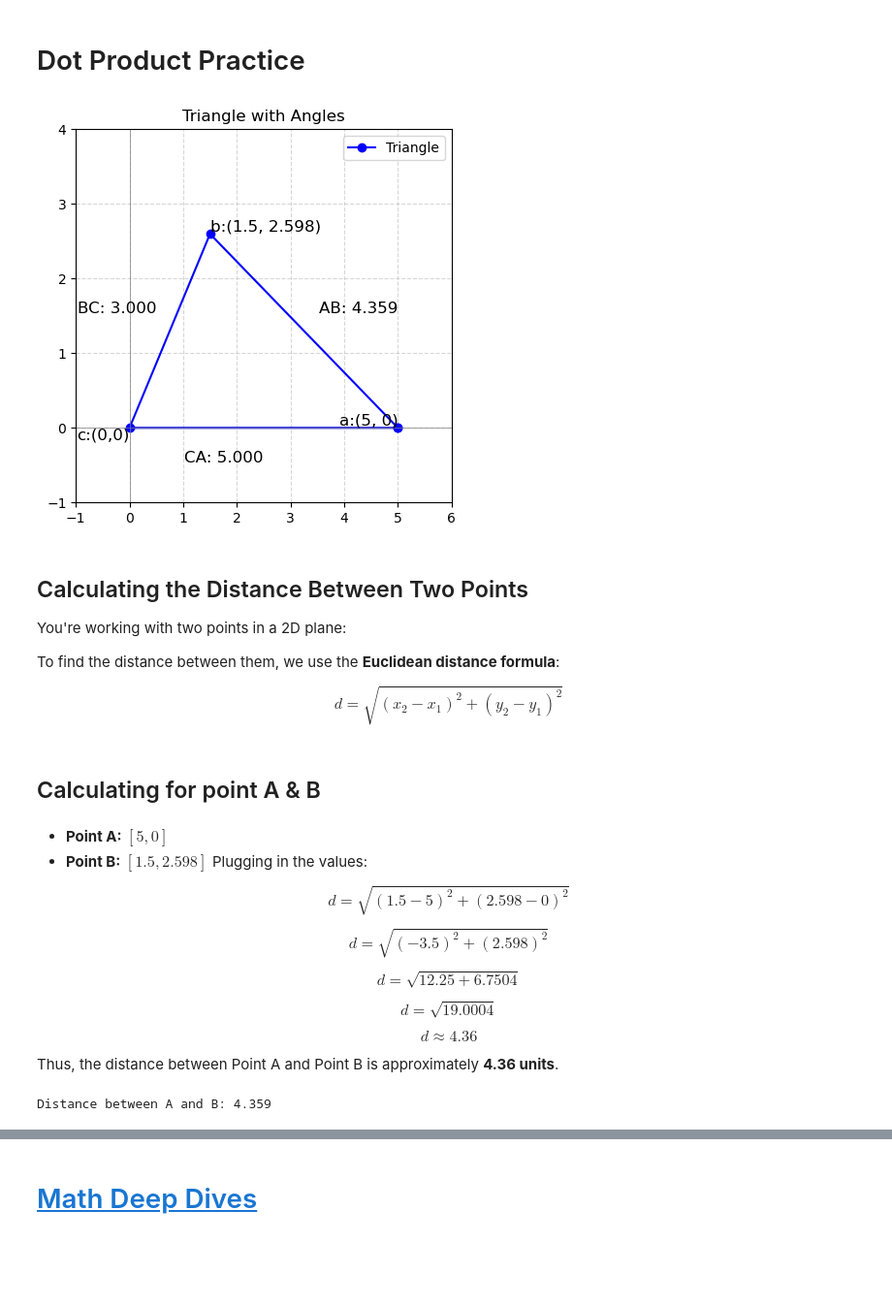
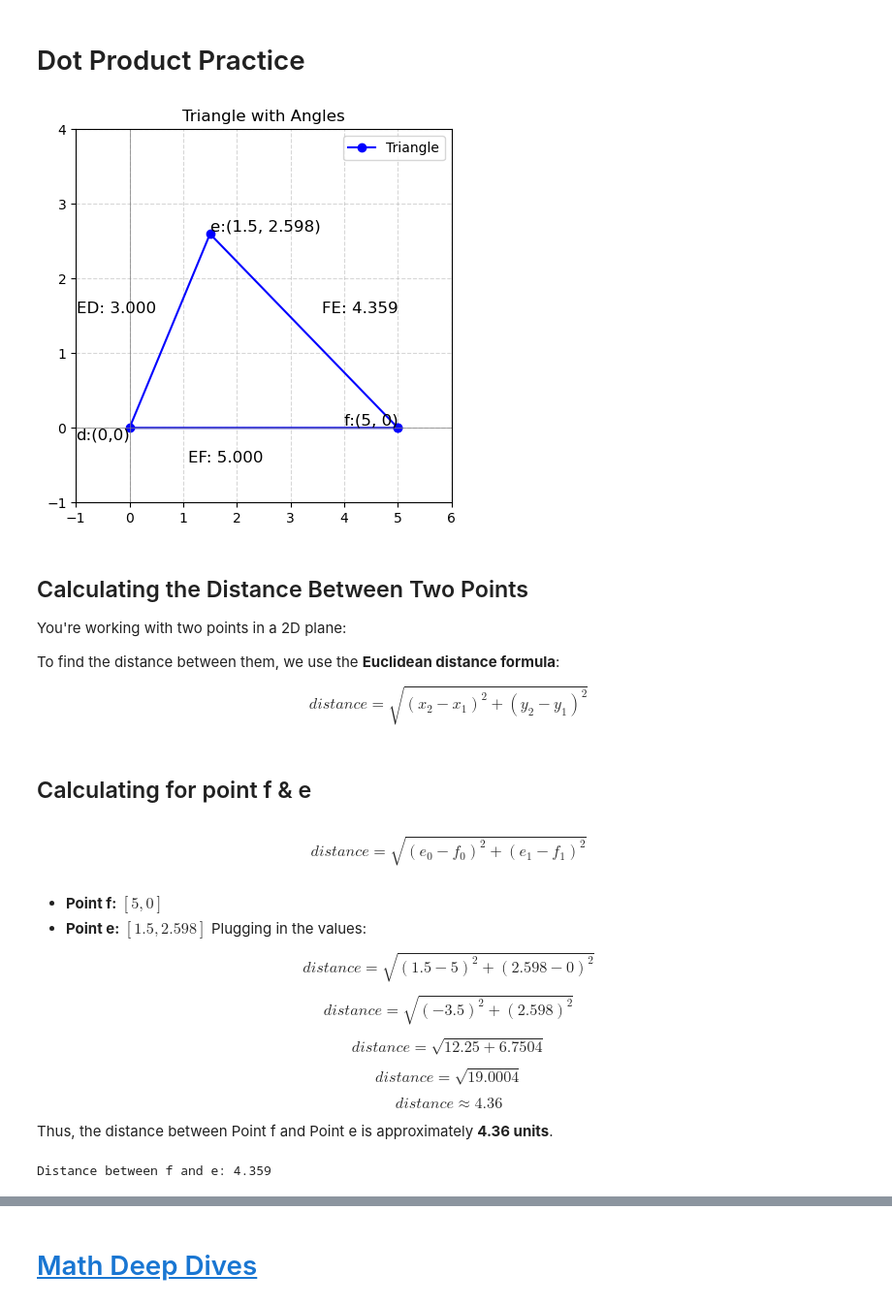
Before and after one commit to progressivepull/Math-Deep-Dives, a Jupyter notebook: dot_product_practice.ipynb, the cells around one changed output, grey strips where cells are left out. Shown: that part at 97% size. Saved outputs shown, nothing was run; the diff lists cells and outputs as text; code cells hidden in the pictures; blank space fills up the shorter version.

```diff
--- a/dot_product_practice.ipynb
+++ b/dot_product_practice.ipynb
@@ -10,47 +10,47 @@ import matplotlib.pyplot as plt
 import numpy as np
 
 # Define triangle vertices
-a = np.array([5, 0])
-b = np.array([1.5, 2.598])
-c = np.array([0, 0])  # Assuming an equilateral triangle setup
+f = np.array([5, 0])
+e = np.array([1.5, 2.598])
+d = np.array([0, 0])  # Assuming an equilateral triangle setup
 
 # Create triangle edges
-triangle = np.array([a, b, c, a])  # Close the shape
+triangle = np.array([f, e, d, f])  # Close the shape
 
 # Plot the triangle
 plt.figure(figsize=(5,5))
 plt.plot(triangle[:, 0], triangle[:, 1], 'bo-', label='Triangle')
 
-plt.text(*a, 'a:(5, 0)', fontsize=12, verticalalignment='bottom', horizontalalignment='right')
-plt.text(*b, 'b:(1.5, 2.598)', fontsize=12, verticalalignment='bottom', horizontalalignment='left')
-plt.text(*c, 'c:(0,0)', fontsize=12, verticalalignment='top', horizontalalignment='right')
+plt.text(*f, 'f:(5, 0)', fontsize=12, verticalalignment='bottom', horizontalalignment='right')
+plt.text(*e, 'e:(1.5, 2.598)', fontsize=12, verticalalignment='bottom', horizontalalignment='left')
+plt.text(*d, 'd:(0,0)', fontsize=12, verticalalignment='top', horizontalalignment='right')
 
 
 # Calculate the side lengths
-side_AB = np.linalg.norm(b - a)
-side_BC = np.linalg.norm(c - b)
-side_CA = np.linalg.norm(a - c)
+side_FE = np.linalg.norm(e - f)
+side_ED = np.linalg.norm(d - e)
+side_DF = np.linalg.norm(f - d)
 
 # label the sides
 ab = np.array([5, 1.5])
 bc = np.array([.5, 1.5])
 ca = np.array([2.5,-.5])
 
-plt.text(*ab, f"AB: {side_AB:.3f}", fontsize=12, verticalalignment='bottom', horizontalalignment='right')
-plt.text(*bc, f"BC: {side_BC:.3f}", fontsize=12, verticalalignment='bottom', horizontalalignment='right')
-plt.text(*ca, f"CA: {side_CA:.3f}", fontsize=12, verticalalignment='bottom', horizontalalignment='right')
+plt.text(*ab, f"FE: {side_FE:.3f}", fontsize=12, verticalalignment='bottom', horizontalalignment='right')
+plt.text(*bc, f"ED: {side_ED:.3f}", fontsize=12, verticalalignment='bottom', horizontalalignment='right')
+plt.text(*ca, f"EF: {side_DF:.3f}", fontsize=12, verticalalignment='bottom', horizontalalignment='right')
 
 
 plt.xlim(-1, 6)
 plt.ylim(-1, 4)
 plt.axhline(0, color='grey', linewidth=0.5)
 plt.axvline(0, color='grey', linewidth=0.5)
 plt.grid(True, linestyle="--", alpha=0.5)
 plt.legend()
 plt.title("Triangle with Angles")
 plt.show()
 # %% [output]
-[figure, old version]
+[figure, new version]
 # %% [markdown]
 ## Calculating the Distance Between Two Points
 
@@ -61,45 +61,49 @@ To find the distance between them, we use the **Euclidean distance formula**:
 
 
 $$
-d = \sqrt{(x_2 - x_1)^2 + (y_2 - y_1)^2}
+distance = \sqrt{(x_2 - x_1)^2 + (y_2 - y_1)^2}
 $$
 # %% [markdown]
-## Calculating for point A & B
+## Calculating for point f & e
+# %% [markdown]
+$$
+distance = \sqrt{(e_0 - f_0)^2 + (e_1 - f_1)^2}
+$$
 # %% [markdown]
-- **Point A:** $[5, 0]$
-- **Point B:** $[1.5, 2.598]$
+- **Point f:** $[5, 0]$
+- **Point e:** $[1.5, 2.598]$
 Plugging in the values:
 
 $$
-d = \sqrt{(1.5 - 5)^2 + (2.598 - 0)^2}
+distance = \sqrt{(1.5 - 5)^2 + (2.598 - 0)^2}
 $$
 
 $$
-d = \sqrt{(-3.5)^2 + (2.598)^2}
+distance = \sqrt{(-3.5)^2 + (2.598)^2}
 $$
 
 $$
-d = \sqrt{12.25 + 6.7504}
+distance = \sqrt{12.25 + 6.7504}
 $$
 
 $$
-d = \sqrt{19.0004}
+distance = \sqrt{19.0004}
 $$
 
 $$
-d \approx 4.36
+distance \approx 4.36
 $$
 
-Thus, the distance between Point A and Point B is approximately **4.36 units**.
+Thus, the distance between Point f and Point e is approximately **4.36 units**.
 # %%
 # Define points
-a = [5, 0]
-b = [1.5, 2.598]
+f = [5, 0]
+e = [1.5, 2.598]
 
 # Calculate distance
-distance = math.sqrt((b[0] - a[0])**2 + (b[1] - a[1])**2)
-print(f"Distance between A and B: {distance:.3f}")
+distance = math.sqrt((e[0] - f[0])**2 + (e[1] - f[1])**2)
+print(f"Distance between f and e: {distance:.3f}")
 # %% [output]
-Distance between A and B: 4.359
+Distance between f and e: 4.359
 # %% [markdown]
 
```
Also changed, not shown: parts of 9 cells of this notebook.
